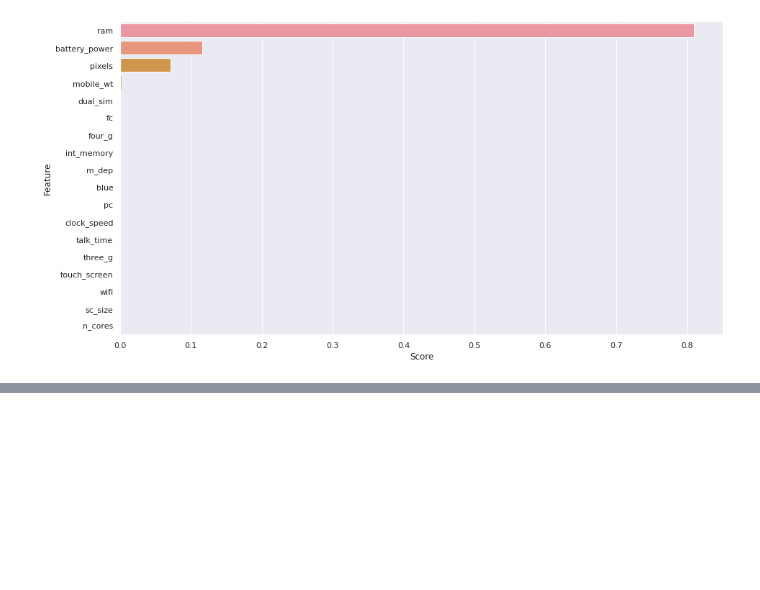
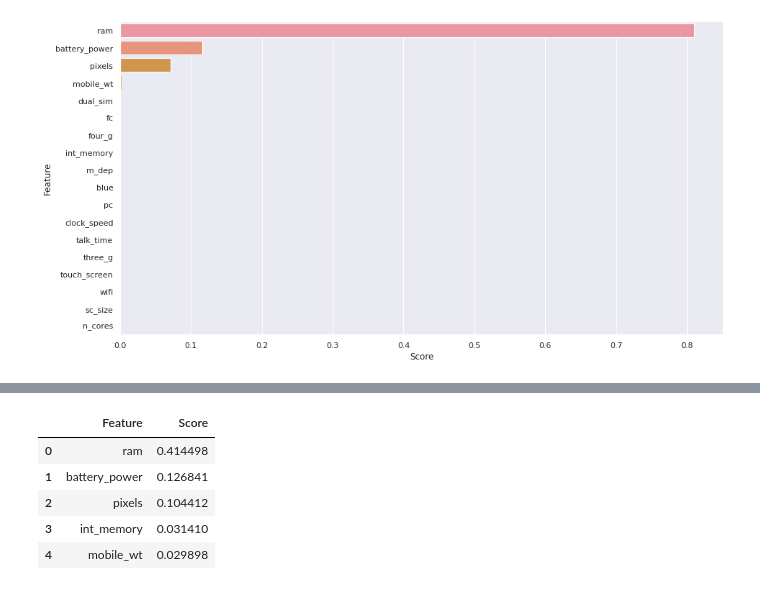
Before and after one commit to Ankitgpt357/Mobile-price-prediction, a Jupyter notebook: Mobile-price-prediction.ipynb, the cells around one changed output, grey strips where cells are left out. Saved outputs shown, nothing was run; the diff lists cells and outputs as text; code cells hidden in the pictures; blank space fills up the shorter version.

```diff
--- a/Mobile-price-prediction.ipynb
+++ b/Mobile-price-prediction.ipynb
@@ -934,0 +1080,12 @@ plt.show()
+# %%
+#Feature importance for XGboost model
+feature_importance = pd.DataFrame({'Feature':X.columns,
+                                   'Score':xgb.feature_importances_}).sort_values(by='Score', ascending=False).reset_index(drop=True)
+feature_importance.head()
+# %% [output]
+|  | Feature | Score |
+| 0 | ram | 0.414498 |
+| 1 | battery_power | 0.126841 |
+| 2 | pixels | 0.104412 |
+| 3 | int_memory | 0.031410 |
+| 4 | mobile_wt | 0.029898 |
```
Also changed, not shown: parts of 8 cells of this notebook.
